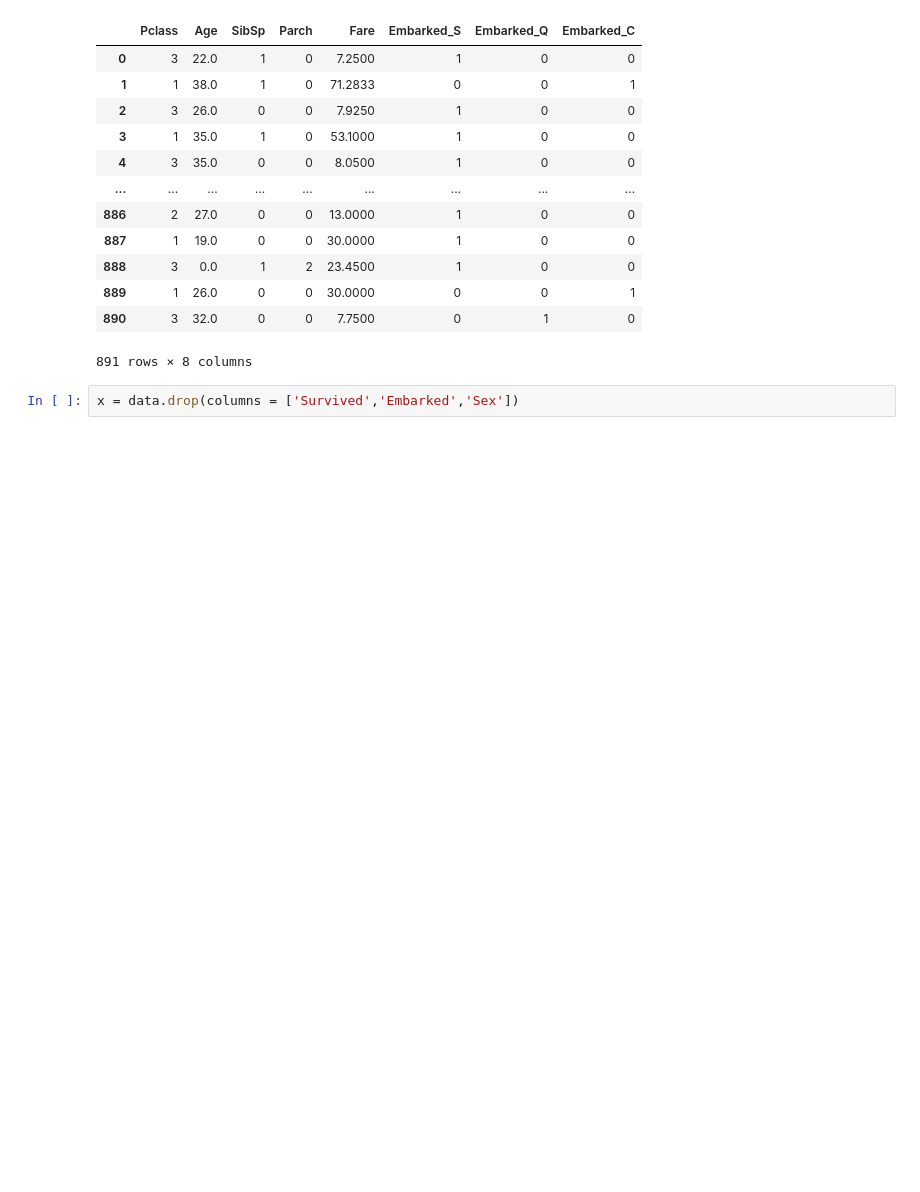
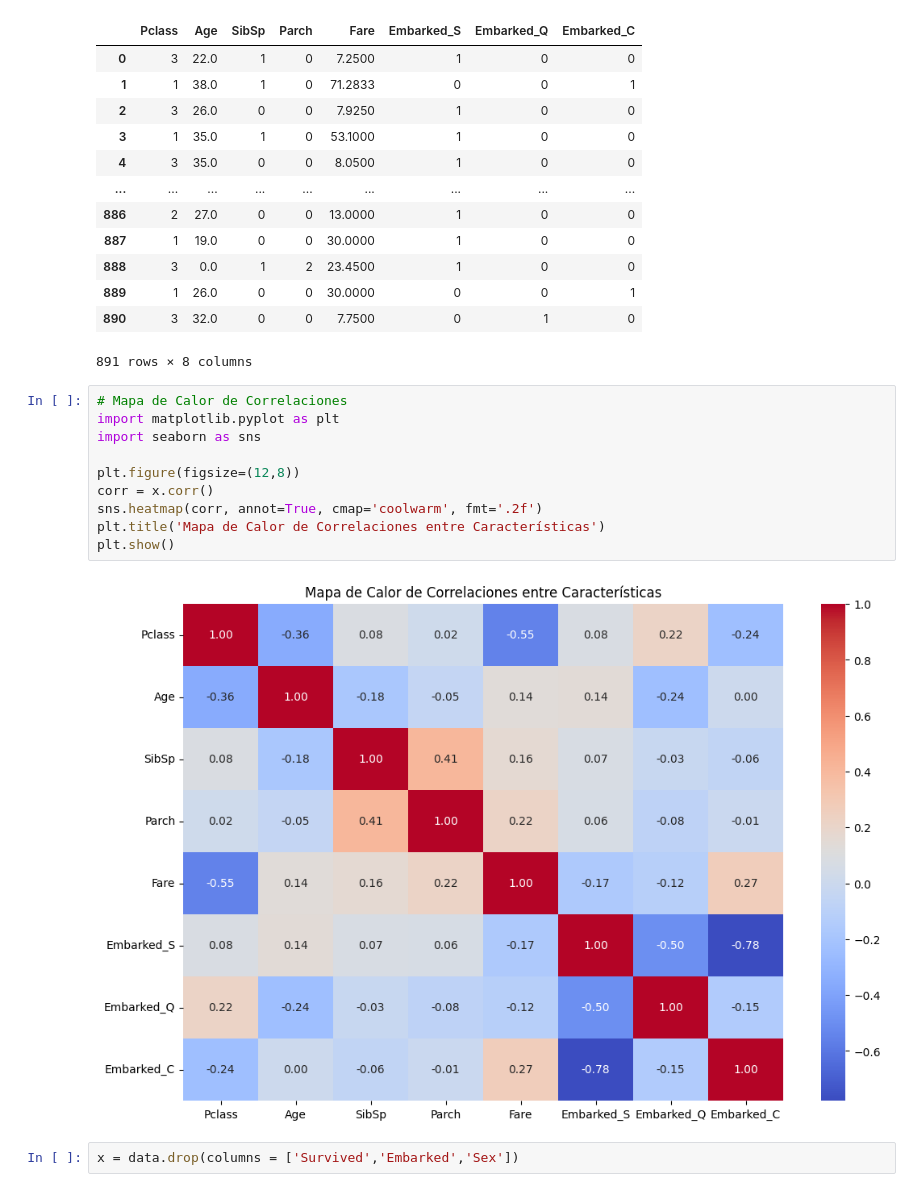
Before and after one commit to germano84-sys/Analisis-Dataset, a Jupyter notebook: titanic.ipynb, the cells around one changed output. Cells and saved outputs as stored; diff of their text form; blank space fills up the shorter version.

```diff
--- a/titanic.ipynb
+++ b/titanic.ipynb
@@ -113,6 +154,18 @@ x
 | 889 | 1 | 26.0 | 0 | 0 | 30.0000 | 0 | 0 | 1 |
 | 890 | 3 | 32.0 | 0 | 0 | 7.7500 | 0 | 1 | 0 |
 891 rows × 8 columns
+# %%
+# Mapa de Calor de Correlaciones
+import matplotlib.pyplot as plt
+import seaborn as sns
+
+plt.figure(figsize=(12,8))
+corr = x.corr()
+sns.heatmap(corr, annot=True, cmap='coolwarm', fmt='.2f')
+plt.title('Mapa de Calor de Correlaciones entre Características')
+plt.show()
+# %% [output]
+[figure, added]
 # %%
 x = data.drop(columns = ['Survived','Embarked','Sex'])
 # %%
```
Also changed, not shown: parts of 12 cells of this notebook.
